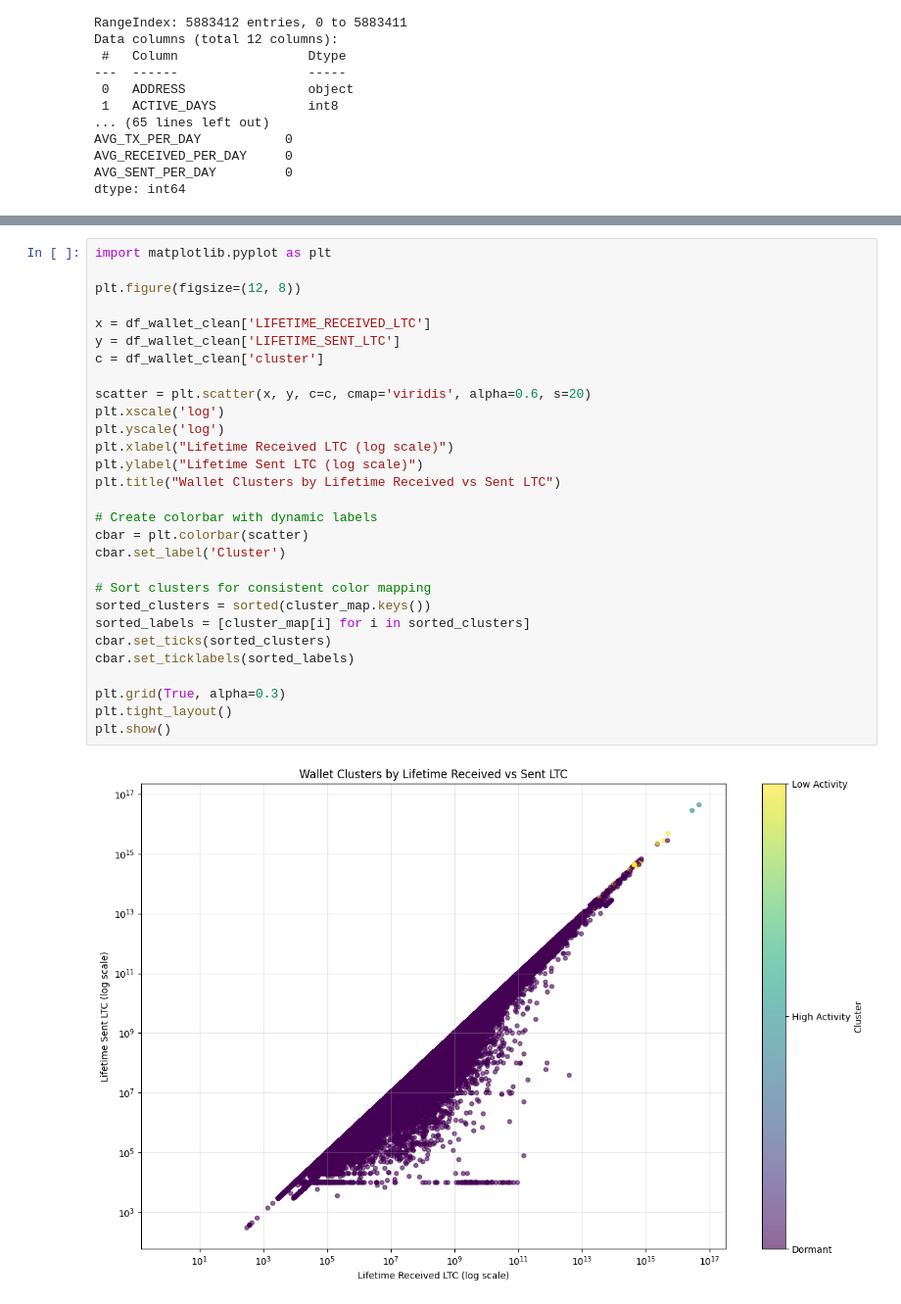
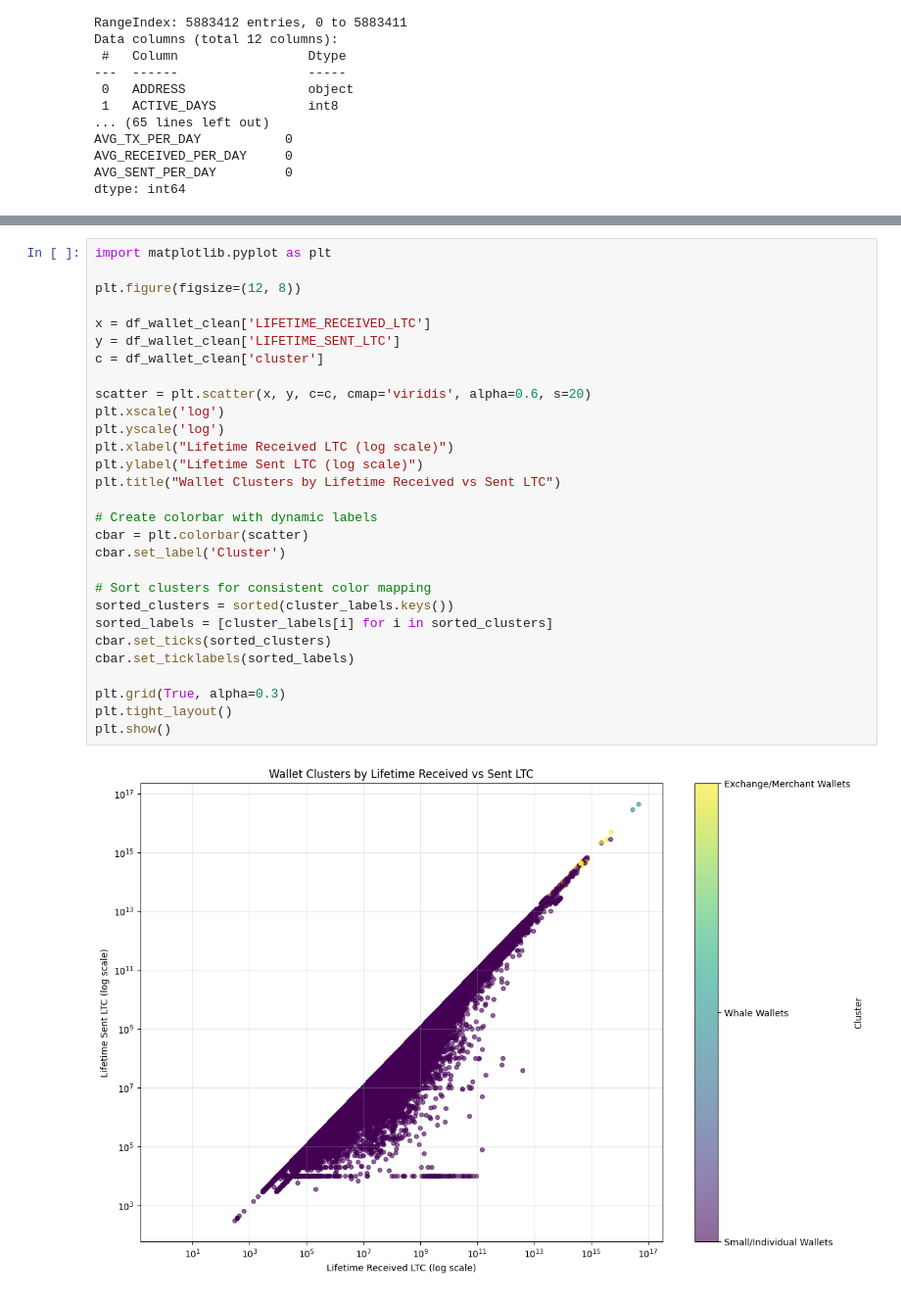
Before and after one commit to sushma-0709/UMBC-DATA606-Capstone, a Jupyter notebook: notebooks/ml_wallet_classification.ipynb, the cells around one changed output, grey strips where cells are left out. Shown at 98% size. Cells and saved outputs as stored; diff of their text form.

```diff
--- a/notebooks/ml_wallet_classification.ipynb
+++ b/notebooks/ml_wallet_classification.ipynb
@@ -222,34 +220,34 @@ Name: count, dtype: int64
 # %%
 import matplotlib.pyplot as plt
 
 plt.figure(figsize=(12, 8))
 
 x = df_wallet_clean['LIFETIME_RECEIVED_LTC']
 y = df_wallet_clean['LIFETIME_SENT_LTC']
 c = df_wallet_clean['cluster']
 
 scatter = plt.scatter(x, y, c=c, cmap='viridis', alpha=0.6, s=20)
 plt.xscale('log')
 plt.yscale('log')
 plt.xlabel("Lifetime Received LTC (log scale)")
 plt.ylabel("Lifetime Sent LTC (log scale)")
 plt.title("Wallet Clusters by Lifetime Received vs Sent LTC")
 
 # Create colorbar with dynamic labels
 cbar = plt.colorbar(scatter)
 cbar.set_label('Cluster')
 
 # Sort clusters for consistent color mapping
-sorted_clusters = sorted(cluster_map.keys())
-sorted_labels = [cluster_map[i] for i in sorted_clusters]
+sorted_clusters = sorted(cluster_labels.keys())
+sorted_labels = [cluster_labels[i] for i in sorted_clusters]
 cbar.set_ticks(sorted_clusters)
 cbar.set_ticklabels(sorted_labels)
 
 plt.grid(True, alpha=0.3)
 plt.tight_layout()
 plt.show()
 # %% [output]
-[figure, old version]
+[figure, new version]
 # %%
 # Display cluster statistics
 print("\n=== CLUSTER STATISTICS ===")
```
Also changed, not shown: parts of 4 cells of this notebook.
